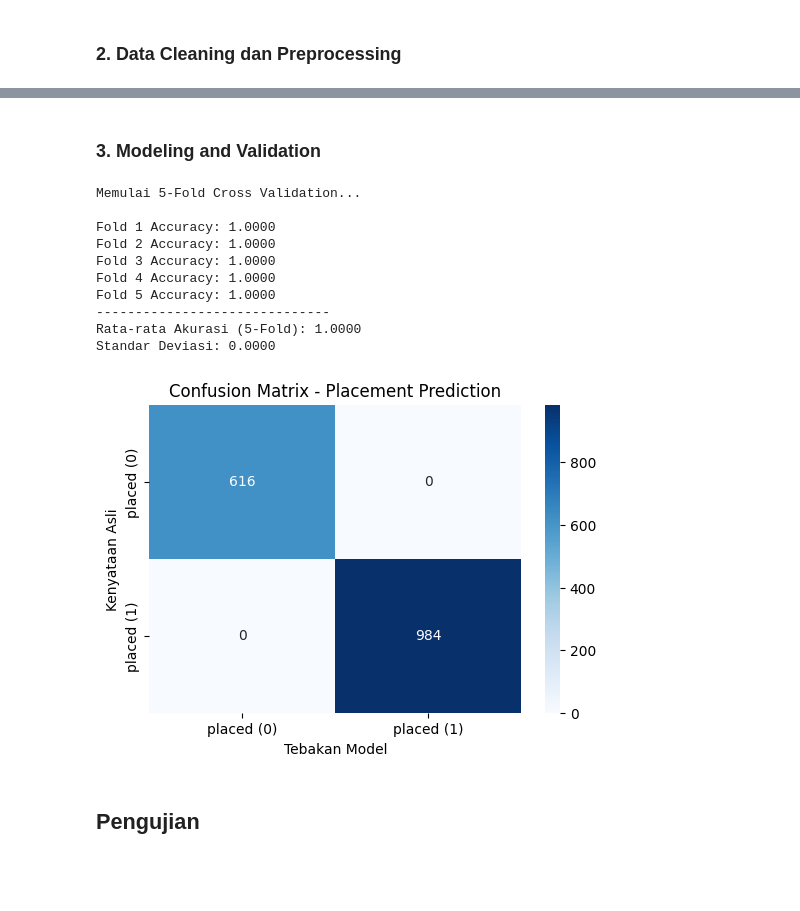
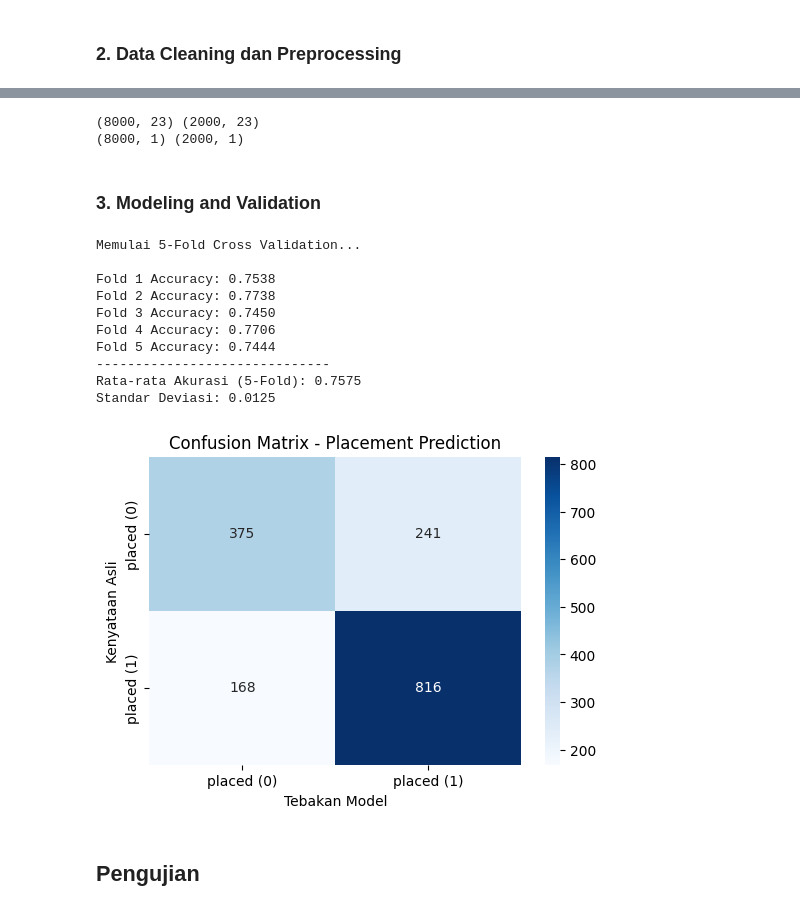
Before and after one commit to DiyahSusan/Tubes1-IF3270-ciamso, a Jupyter notebook: src/test.ipynb, the cells around one changed output, grey strips where cells are left out. Saved outputs shown, nothing was run; the diff lists cells and outputs as text; code cells hidden in the pictures; blank space fills up the shorter version.

```diff
--- a/src/test.ipynb
+++ b/src/test.ipynb
@@ -226,0 +167,10 @@ X_val:   (2000, 24) | y_val:   (2000,)
+# %%
+# handle missing values
+num_imputer = SimpleImputer(strategy='median')
+cat_imputer = SimpleImputer(strategy='most_frequent')
+
+X_train[NUM_COLS] = num_imputer.fit_transform(X_train[NUM_COLS])
+X_val[NUM_COLS] = num_imputer.transform(X_val[NUM_COLS])
+
+X_train[CAT_COLS] = cat_imputer.fit_transform(X_train[CAT_COLS])
+X_val[CAT_COLS] = cat_imputer.transform(X_val[CAT_COLS])
@@ -226,0 +243,18 @@ X_val:   (2000, 24) | y_val:   (2000,)
+# %%
+# concat data
+X_train = pd.concat([X_train_num, X_train_cat], axis=1)
+X_val = pd.concat([X_val_num, X_val_cat], axis=1)
+
+y_train = y_train.loc[X_train.index]
+y_val = y_val.loc[X_val.index]
+
+print("Final X_train shape:", X_train.shape)
+print("Final X_val shape:", X_val.shape)
+print("Final y_train shape:", y_train.shape)
+print("Final y_val shape:", y_val.shape)
+
+print("\nSample X_train:")
+print(X_train.head())
+
+print("\nSample y_train:")
+print(y_train.head())
@@ -227,9 +279,15 @@ X_val:   (2000, 24) | y_val:   (2000,)
 # %%
-X_train_np = X_train.to_numpy()
-y_train_np = y_train.to_numpy().reshape(-1, 1)
+X_train_np = X_train.to_numpy(dtype=np.float32)
+X_val_np = X_val.to_numpy(dtype=np.float32)
 
-X_val_np = X_val.to_numpy()
-y_val_np = y_val.to_numpy().reshape(-1, 1)
+y_train_np = y_train.to_numpy(dtype=np.float32).reshape(-1, 1)
+y_val_np = y_val.to_numpy(dtype=np.float32).reshape(-1, 1)
+
+print(X_train_np.shape, X_val_np.shape)
+print(y_train_np.shape, y_val_np.shape)
+# %% [output]
+(8000, 23) (2000, 23)
+(8000, 1) (2000, 1)
 # %% [markdown]
 ### 3. Modeling and Validation
 # %%
@@ -301,8 +359,10 @@ for i, (train_index, test_index) in enumerate(skf.split(X_train_np, y_train_np))
     X_train_fold, X_val_fold = X_train_np[train_index], X_train_np[test_index]
     y_train_fold, y_val_fold = y_train_np[train_index], y_train_np[test_index]
 
+    input_size = X_train_fold.shape[1]
+
     model_fold = NeuralNetwork()
-    model_fold.add(DenseLayer(24, 10, initializer_func=normal_init, mean=0, variance=0.1))
+    model_fold.add(DenseLayer(input_size, 10, initializer_func=normal_init, mean=0, variance=0.1))
     model_fold.add(ActivationLayer(hyperbolic_tangent, hyperbolic_tangent_prime))
     model_fold.add(DenseLayer(10, 1, initializer_func=normal_init, mean=0, variance=0.1))
     model_fold.add(ActivationLayer(sigmoid, sigmoid_prime))
@@ -316,41 +376,41 @@ for i, (train_index, test_index) in enumerate(skf.split(X_train_np, y_train_np))
     y_pred_flattened = np.array(y_pred_fold).flatten()
 
     # Ubah ke biner (0 atau 1)
     y_pred_binary = (y_pred_flattened >= 0.5).astype(int)
 
     # Hitung akurasi
     acc = accuracy_score(y_val_fold, y_pred_binary)
     fold_accuracies.append(acc)
 
     print(f"Fold {i+1} Accuracy: {acc:.4f}")
 
 
 print("-" * 30)
 print(f"Rata-rata Akurasi ({k}-Fold): {np.mean(fold_accuracies):.4f}")
 print(f"Standar Deviasi: {np.std(fold_accuracies):.4f}")
 
 cm = confusion_matrix(y_val_fold, y_pred_binary)
 
 plt.figure(figsize=(6,4))
 sns.heatmap(cm, annot=True, fmt='d', cmap='Blues',
             xticklabels=['placed (0)', 'placed (1)'],
             yticklabels=['placed (0)', 'placed (1)'])
 plt.xlabel('Tebakan Model')
 plt.ylabel('Kenyataan Asli')
 plt.title('Confusion Matrix - Placement Prediction')
 plt.show()
 # %% [output]
 Memulai 5-Fold Cross Validation...
 
-Fold 1 Accuracy: 1.0000
-Fold 2 Accuracy: 1.0000
-Fold 3 Accuracy: 1.0000
-Fold 4 Accuracy: 1.0000
-Fold 5 Accuracy: 1.0000
+Fold 1 Accuracy: 0.7538
+Fold 2 Accuracy: 0.7738
+Fold 3 Accuracy: 0.7450
+Fold 4 Accuracy: 0.7706
+Fold 5 Accuracy: 0.7444
 ------------------------------
-Rata-rata Akurasi (5-Fold): 1.0000
-Standar Deviasi: 0.0000
+Rata-rata Akurasi (5-Fold): 0.7575
+Standar Deviasi: 0.0125
-[figure, old version]
+[figure, new version]
 # %% [markdown]
 ## Pengujian
 # %% [markdown]
```
Also changed, not shown: parts of 28 cells of this notebook.
